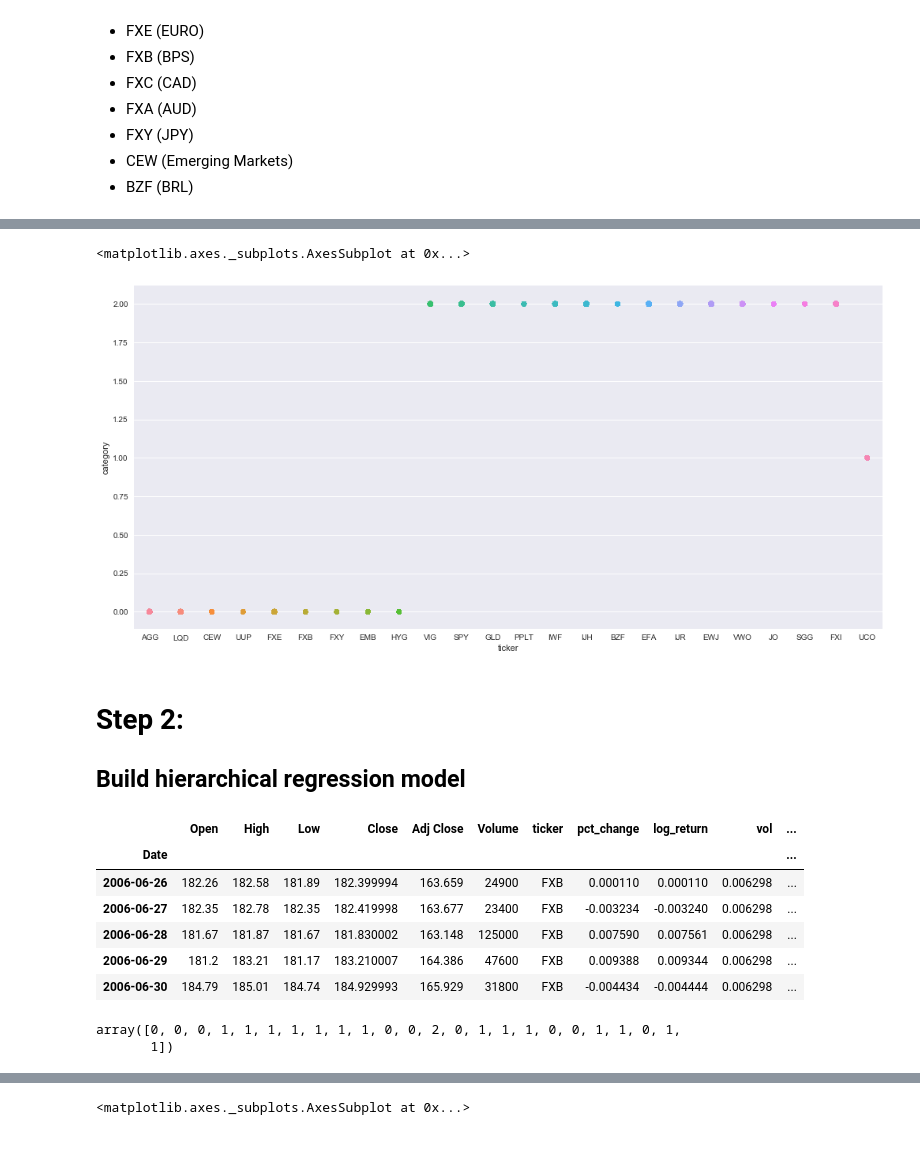
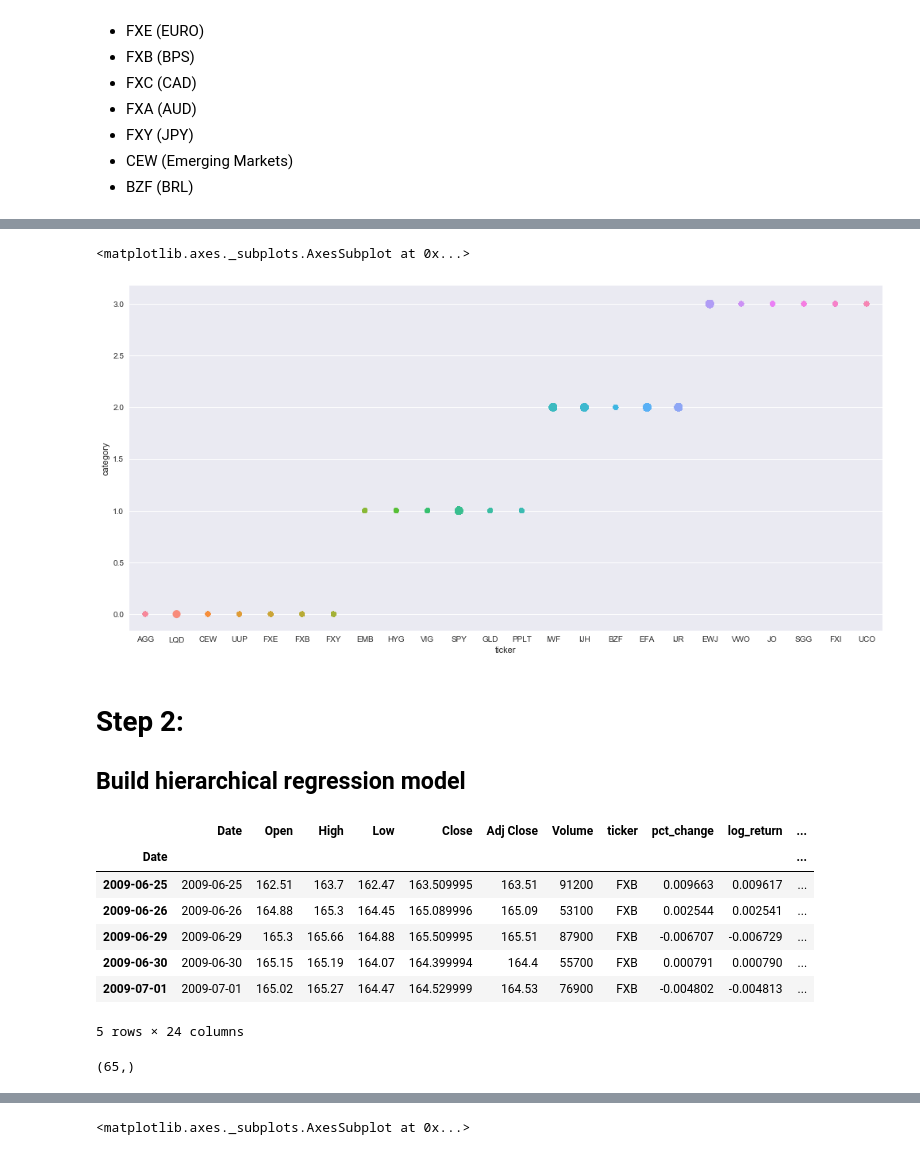
Before and after one commit to bglick13/Bayesian-Stock-Models, a Jupyter notebook: Fuckity Value Solutions.ipynb, the cells around one changed output, grey strips where cells are left out. Drawn from its saved outputs; the diff is of its cells as text; code cells hidden in the pictures.

```diff
--- a/Fuckity Value Solutions.ipynb
+++ b/Fuckity Value Solutions.ipynb
@@ -112,7 +114,7 @@ tickers = dict(
 )
 # %%
 def vol_category_helper(row, *args):
-    q0, q1, q2 = arg[0], arg[1], args[2]
+    q0, q1, q2 = args[0], args[1], args[2]
     if row <= q0:
         return 0
     elif row <= q1:
@@ -121,6 +123,20 @@ def vol_category_helper(row, *args):
         return 2
     else:
         return 3
+# %%
+def corr_helper(row, *args):
+    correl = args[0]
+    try:
+        return correl['SPY'][row.Date][row.ticker]
+    except KeyError:
+        return np.nan
+# %%
+def beta_helper(row, *args):
+    spy = args[0]
+    try:
+        return (row['corr'] * row['vol']) / spy.loc[row['Date'], 'vol']
+    except KeyError:
+        return np.nan
 # %%
 def build_prices_dfs(tickers, n_categories=3):
     out = dict()
@@ -130,17 +146,34 @@ def build_prices_dfs(tickers, n_categories=3):
         df['Close'] = pd.to_numeric(df['Close'])
         df['ticker'] = ticker
         df['Date'] = pd.to_datetime(df['Date'])
-        df = df.set_index('Date')
+        df = df.set_index('Date', False)
         df['pct_change'] = pd.to_numeric(df['Close'].pct_change().shift(-1))
         df['log_return'] = (np.log(df.Close) - np.log(df.Close.shift(1))).shift(-1)
-        df['vol'] = df['pct_change'].std()
+
+        # Calculate vol on a 1 year rolling basis
+        df['vol'] = df['pct_change'].rolling(252).std()
         df['month_return'] = pd.to_numeric(pd.rolling_sum(df['pct_change'][::-1], window=22, min_periods=22)[::-1])
         df['month_log_return'] = pd.to_numeric(pd.rolling_sum(df['log_return'][::-1], window=22, min_periods=22)[::-1])
         df['asset_type'] = tickers[ticker]['asset']
         out[ticker] = df
     combined = pd.concat([_df for _df in out.values()])
+
+    gb_equity = pd.DataFrame()
+    for key, grp in combined.groupby('ticker'):
+        gb_equity[key] = grp['log_return']
+    correl = gb_equity.rolling(252).corr()
+    combined['corr'] = combined.apply(corr_helper, axis=1, args=(correl, ))
+    combined['beta'] = combined.apply(beta_helper, axis=1, args=(combined.loc[combined.ticker == 'SPY'], ))
+    rf = .02 / 252.
+    combined['ra_return'] = rf + combined['beta']*(combined['log_return'] - rf)
+    for key, grp in combined.groupby('ticker'):
+        combined.loc[combined['ticker'] == key, 'ra_month_return'] = pd.rolling_sum(grp['ra_return'][::-1], window=22,
+                                                                                    min_periods=22)[::-1]
     q1, q2, q3 = combined['vol'].quantile([.25, .5, .75])
-    combined['category'] = combined['vol'].apply(vol_category_helper)
+
+    # Equities are placed into 4 vol categories based on their moment-in-time volatility relative to all historical
+    # observed vols
+    combined['category'] = combined['vol'].apply(vol_category_helper, args=(q1, q2, q3))
     return out, combined
 # %%
 prices, combined = build_prices_dfs(tickers, 3)
@@ -176,10 +216,10 @@ combined.groupby('ticker').mean()[['vol', 'category_enc']].sort_values('vol')
 # %%
 fig, ax = plt.subplots(figsize=(17, 8))
-sns.stripplot(x='ticker', y='category', data=combined.sort_values('vol'), size=combined['vol']*1000, ax=ax)
+sns.stripplot(x='ticker', y='category', data=combined.sort_values('vol'), size=combined.sort_values('vol')['vol']*2000, ax=ax)
 # sns.stripplot(x='ticker', y='vol', data=combined.sort_values('vol'), ax=ax)
 # %% [output]
 <matplotlib.axes._subplots.AxesSubplot at 0x...>
-[figure, old version]
+[figure, new version]
 # %% [markdown]
 # Step 2:
 ## Build hierarchical regression model
@@ -188,20 +228,17 @@ combined = combined.dropna()
 # %%
 combined.head()
 # %% [output]
-|  | Open | High | Low | Close | Adj Close | Volume | ticker | pct_change | log_return | vol | ... |
+|  | Date | Open | High | Low | Close | Adj Close | Volume | ticker | pct_change | log_return | ... |
 | Date |  |  |  |  |  |  |  |  |  |  | ... |
-| 2006-06-26 | 182.26 | 182.58 | 181.89 | 182.399994 | 163.659 | 24900 | FXB | 0.000110 | 0.000110 | 0.006298 | ... |
-| 2006-06-27 | 182.35 | 182.78 | 182.35 | 182.419998 | 163.677 | 23400 | FXB | -0.003234 | -0.003240 | 0.006298 | ... |
-| 2006-06-28 | 181.67 | 181.87 | 181.67 | 181.830002 | 163.148 | 125000 | FXB | 0.007590 | 0.007561 | 0.006298 | ... |
-| 2006-06-29 | 181.2 | 183.21 | 181.17 | 183.210007 | 164.386 | 47600 | FXB | 0.009388 | 0.009344 | 0.006298 | ... |
-| 2006-06-30 | 184.79 | 185.01 | 184.74 | 184.929993 | 165.929 | 31800 | FXB | -0.004434 | -0.004444 | 0.006298 | ... |
+| 2009-06-25 | 2009-06-25 | 162.51 | 163.7 | 162.47 | 163.509995 | 163.51 | 91200 | FXB | 0.009663 | 0.009617 | ... |
+| 2009-06-26 | 2009-06-26 | 164.88 | 165.3 | 164.45 | 165.089996 | 165.09 | 53100 | FXB | 0.002544 | 0.002541 | ... |
+| 2009-06-29 | 2009-06-29 | 165.3 | 165.66 | 164.88 | 165.509995 | 165.51 | 87900 | FXB | -0.006707 | -0.006729 | ... |
+| 2009-06-30 | 2009-06-30 | 165.15 | 165.19 | 164.07 | 164.399994 | 164.4 | 55700 | FXB | 0.000791 | 0.000790 | ... |
+| 2009-07-01 | 2009-07-01 | 165.02 | 165.27 | 164.47 | 164.529999 | 164.53 | 76900 | FXB | -0.004802 | -0.004813 | ... |
+5 rows × 24 columns
-# %%
-groupby = 'category_enc'
-sec_category_map = (combined.groupby(['security_enc',groupby]).size()
-                  .reset_index()[groupby].values)
-sec_category_map
-# %% [output]
-array([0, 0, 0, 1, 1, 1, 1, 1, 1, 1, 0, 0, 2, 0, 1, 1, 1, 0, 0, 1, 1, 0, 1,
-       1])
+# %%
+sec_category_map.shape
+# %% [output]
+(65,)
 # %%
 prices, combined = build_prices_dfs(tickers, 3)
```
Also changed, not shown: parts of 17 cells of this notebook, 1 other file.
